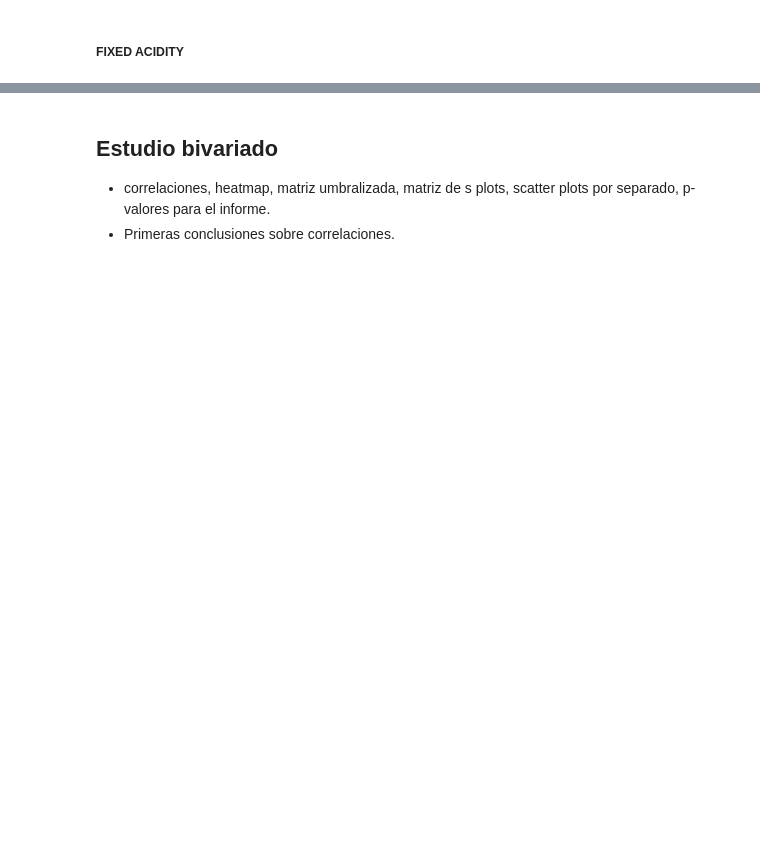
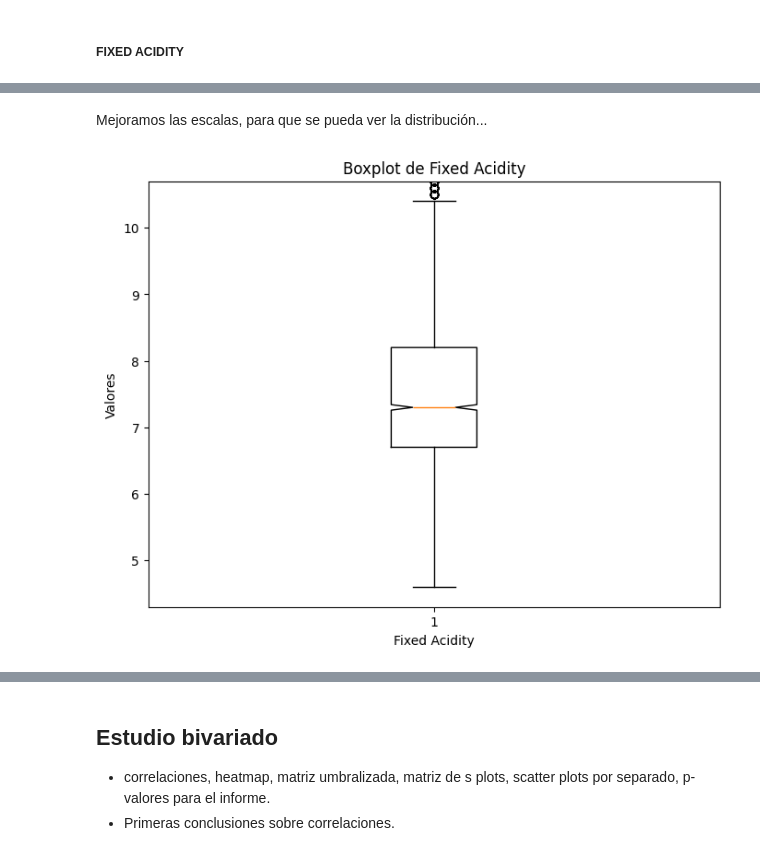
Before and after one commit to Matias914/Wine-Quality-Analysis, a Jupyter notebook: notebook_tpe.ipynb, the cells around one changed output, grey strips where cells are left out. Saved outputs shown, nothing was run; the diff lists cells and outputs as text; code cells hidden in the pictures; blank space fills up the shorter version.

```diff
--- a/notebook_tpe.ipynb
+++ b/notebook_tpe.ipynb
@@ -615,0 +604,12 @@ Distribución: está sesgada a la derecha lo que se ve en su Skewness > 0. Prese
+# %% [markdown]
+Mejoramos las escalas, para que se pueda ver la distribución...
+# %%
+plt.figure(figsize=(8, 6))
+plt.boxplot(preprocessed_ds['fixed acidity'], notch=True)
+plt.title(f'Boxplot de Fixed Acidity')
+plt.xlabel('Fixed Acidity')
+plt.ylabel('Valores')
+plt.ylim(4.3, 10.7)
+plt.show()
+# %% [output]
+[figure, added]
```
Also changed, not shown: parts of 51 cells of this notebook, 1 other file.
